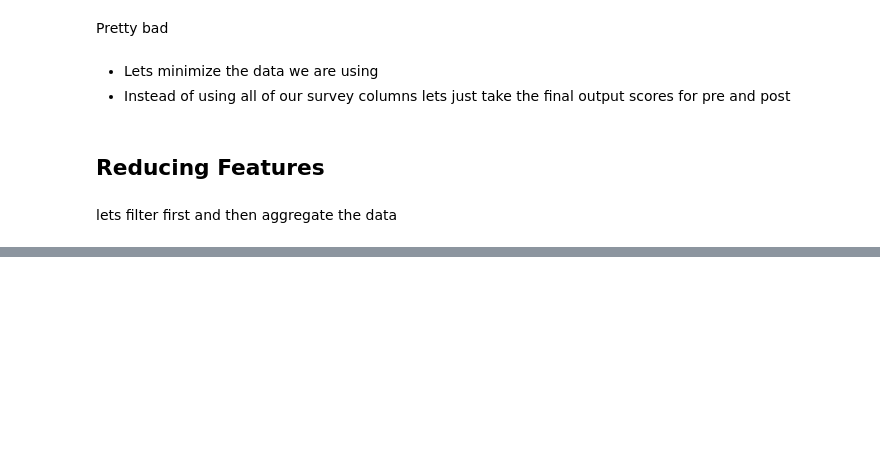
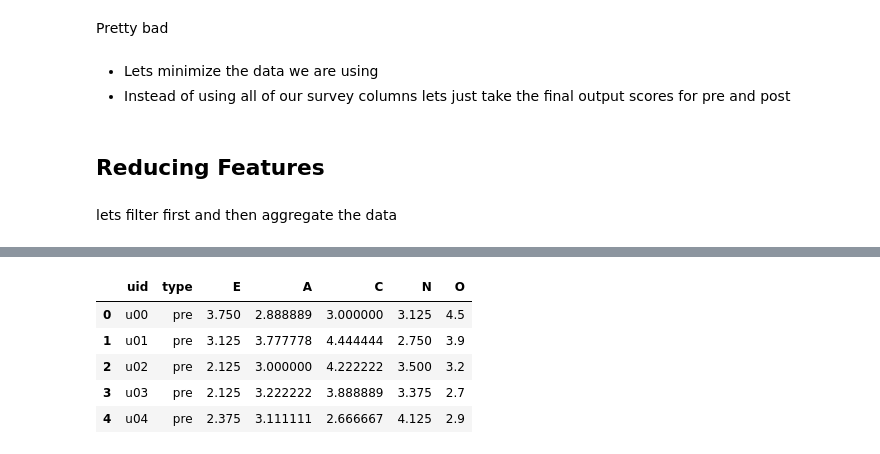
Before and after one commit to mkhash/Modelling-Student-Stress, a Jupyter notebook: code/EDA.ipynb, the cells around one changed output, grey strips where cells are left out. Cells and saved outputs as stored; diff of their text form; code cells hidden in the pictures; blank space fills up the shorter version.

```diff
--- a/code/EDA.ipynb
+++ b/code/EDA.ipynb
@@ -476,0 +493,2 @@ SyntaxError: unexpected EOF while parsing (<ipython-input-65-b4f194a0c645>, line
+# %%
+clean_path = path.dirname(os.getcwd()) + '/clean_data/'
@@ -476,0 +505,10 @@ SyntaxError: unexpected EOF while parsing (<ipython-input-65-b4f194a0c645>, line
+# %%
+big_five_score = pd.read_csv(clean_path + 'big_five_scores_CLEAN.csv')
+big_five_score.head()
+# %% [output]
+|  | uid | type | E | A | C | N | O |
+| 0 | u00 | pre | 3.750 | 2.888889 | 3.000000 | 3.125 | 4.5 |
+| 1 | u01 | pre | 3.125 | 3.777778 | 4.444444 | 2.750 | 3.9 |
+| 2 | u02 | pre | 2.125 | 3.000000 | 4.222222 | 3.500 | 3.2 |
+| 3 | u03 | pre | 2.125 | 3.222222 | 3.888889 | 3.375 | 2.7 |
+| 4 | u04 | pre | 2.375 | 3.111111 | 2.666667 | 4.125 | 2.9 |
```
Also changed, not shown: parts of 18 cells of this notebook, 1 other file.
